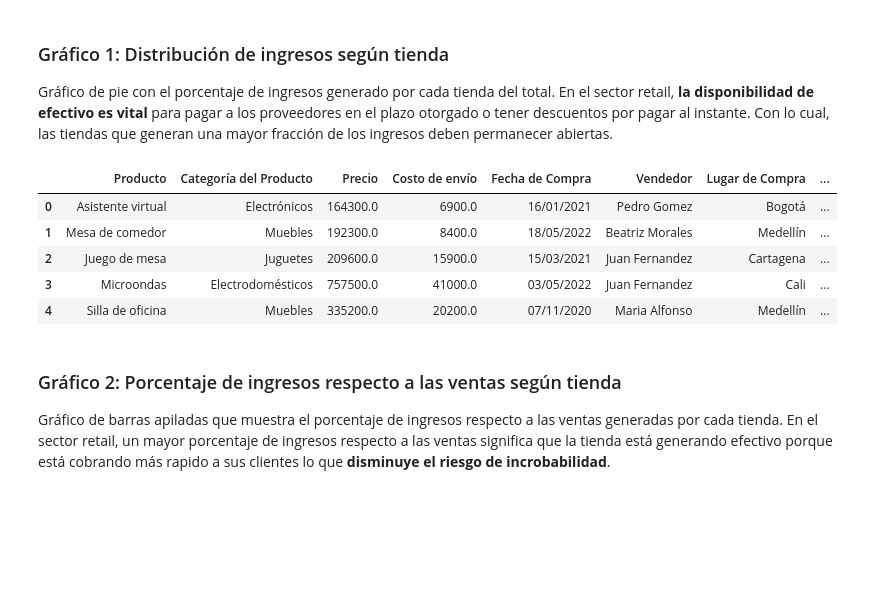
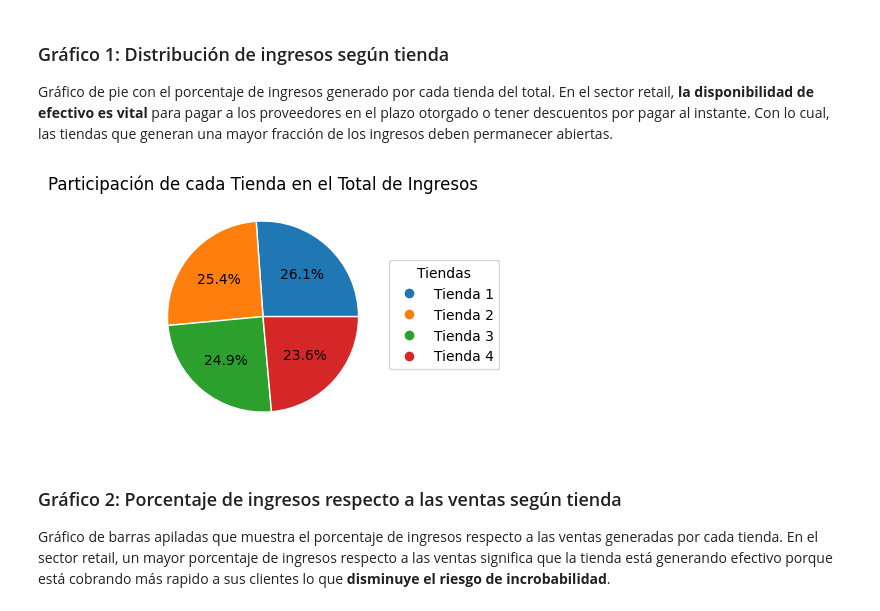
Before and after one commit to JLuceroVasquez/challenge-alura-store, a Jupyter notebook: AluraStoreLatam.ipynb, the cells around one changed output. Saved outputs shown, nothing was run; the diff lists cells and outputs as text; code cells hidden in the pictures; blank space fills up the shorter version.

Commit message:
Se añadieron dos gráficos sobre los resultados financieros de las tiendas

```diff
--- a/AluraStoreLatam.ipynb
+++ b/AluraStoreLatam.ipynb
@@ -530,15 +531,48 @@ Costo envío promedio global: $24875.00
 # %% [markdown]
 ### Gráfico 1: Distribución de ingresos según tienda
 Gráfico de pie con el porcentaje de ingresos generado por cada tienda del total. En el sector retail, **la disponibilidad de efectivo es vital** para pagar a los proveedores en el plazo otorgado o tener descuentos por pagar al instante. Con lo cual, las tiendas que generan una mayor fracción de los ingresos deben permanecer abiertas.
-# %%
-tiendas_pd_unificado.head(5)
-# %% [output]
-|  | Producto | Categoría del Producto | Precio | Costo de envío | Fecha de Compra | Vendedor | Lugar de Compra | ... |
-| 0 | Asistente virtual | Electrónicos | 164300.0 | 6900.0 | 16/01/2021 | Pedro Gomez | Bogotá | ... |
-| 1 | Mesa de comedor | Muebles | 192300.0 | 8400.0 | 18/05/2022 | Beatriz Morales | Medellín | ... |
-| 2 | Juego de mesa | Juguetes | 209600.0 | 15900.0 | 15/03/2021 | Juan Fernandez | Cartagena | ... |
-| 3 | Microondas | Electrodomésticos | 757500.0 | 41000.0 | 03/05/2022 | Juan Fernandez | Cali | ... |
-| 4 | Silla de oficina | Muebles | 335200.0 | 20200.0 | 07/11/2020 | Maria Alfonso | Medellín | ... |
+# %%
+# Se agrupan los ingresos según la tienda.
+tiendas_pd_ingresos = tiendas_pd_unificado.groupby("Tienda")["Precio"].sum().reset_index()
+tiendas_pd_ingresos
+
+# Se especifican los datos numéricos que usará el gráfico de pie para definir la amplitud del segmento.
+x = tiendas_pd_ingresos["Precio"]
+
+# Asignamos un color a cada tienda mediante un mapa de colores categórico. Para ello, asociamos un número a cada categoría pues maplotlib espera un número para asignarle un color.
+nombre_tiendas = tiendas_pd_ingresos["Tienda"] # Creamos una lista con los nombres de las tiendas.
+diccionario_tiendas = {categoria: indice for indice, categoria in enumerate(nombre_tiendas)} # Se crea el diccionario "mapa_colores" que asigna un número a cada categoría (nombre de tienda).
+color_tiendas = [plt.cm.tab10(diccionario_tiendas[tienda]) for tienda in nombre_tiendas] # Se genera un mapa de colores llamado "tab10", un color para cada tienda.
+
+# Se crea una figura y un plano para nuestro gráfico con maplotlib.
+fig, ax = plt.subplots(figsize=(5, 2.7), layout="constrained")
+    # Se crea una figura de 5 pulgadas de ancho y 2.7 pulgadas de alto.
+    # Se establece un contorno limitado (constrained), es decir los elementos del gráficos se ajustarán a las dimensiones de la figura.
+
+# Se genera un gráfico con el método pie.
+ax.pie(x, colors = color_tiendas, autopct="%1.1f%%", wedgeprops={"linewidth": 1, "edgecolor": "white"})
+    # Se creará un gráfico cuyas categorías con definidas por "X", y los colores de los segmentos por "colores".
+    # Las secciones tendrán como etiqueta el porcentaje que representan del total y su formato será un número con un decimal.
+    # Las secciones del gráfico tendrán bordes con un ancho de 1 pixel y serán de color blanco.
+
+# Añadimos elementos gráficos como: Título y leyenda
+ax.set_title("Participación de cada Tienda en el Total de Ingresos")
+
+# Se crea una leyenda de forma manual
+leyenda = [Line2D([0], [0], linewidth = 0, marker = "o", color="white", label = tienda,
+                  markerfacecolor=plt.cm.tab10(diccionario_tiendas[tienda]), markersize=8) for tienda in nombre_tiendas]
+    # Se traza una línea falsa, con un solo punto. Su grosor es cero, y color es blanco.
+    # El punto tiene el marcador "o". La etiqueta del punto es el nombre de la tienda.
+    # El color del marcador se define según el mapa de colores categórico llamado "tab10". El tamaño del marcador es 8 pixeles.
+
+ax.legend(loc="lower left", bbox_to_anchor=(1,0.25) , handles=leyenda, title="Tiendas")
+    # La esquina inferior izquierda de la leyenda se ubica en la posición final del eje x (1) y en una posición intermedia del eje y (0.25).
+    # La leyenda obtiene sus valores de la lista "leyenda", y se le asigna el título de "Tiendas".
+
+# Mostramos el gráfico
+plt.show()
+# %% [output]
+[figure, added]
 # %% [markdown]
 ### Gráfico 2: Porcentaje de ingresos respecto a las ventas según tienda
 Gráfico de barras apiladas que muestra el porcentaje de ingresos respecto a las ventas generadas por cada tienda. En el sector retail, un mayor porcentaje de ingresos respecto a las ventas significa que la tienda está generando efectivo porque está cobrando más rapido a sus clientes lo que **disminuye el riesgo de incrobabilidad**.
```
Also changed, not shown: parts of 2 cells of this notebook.
